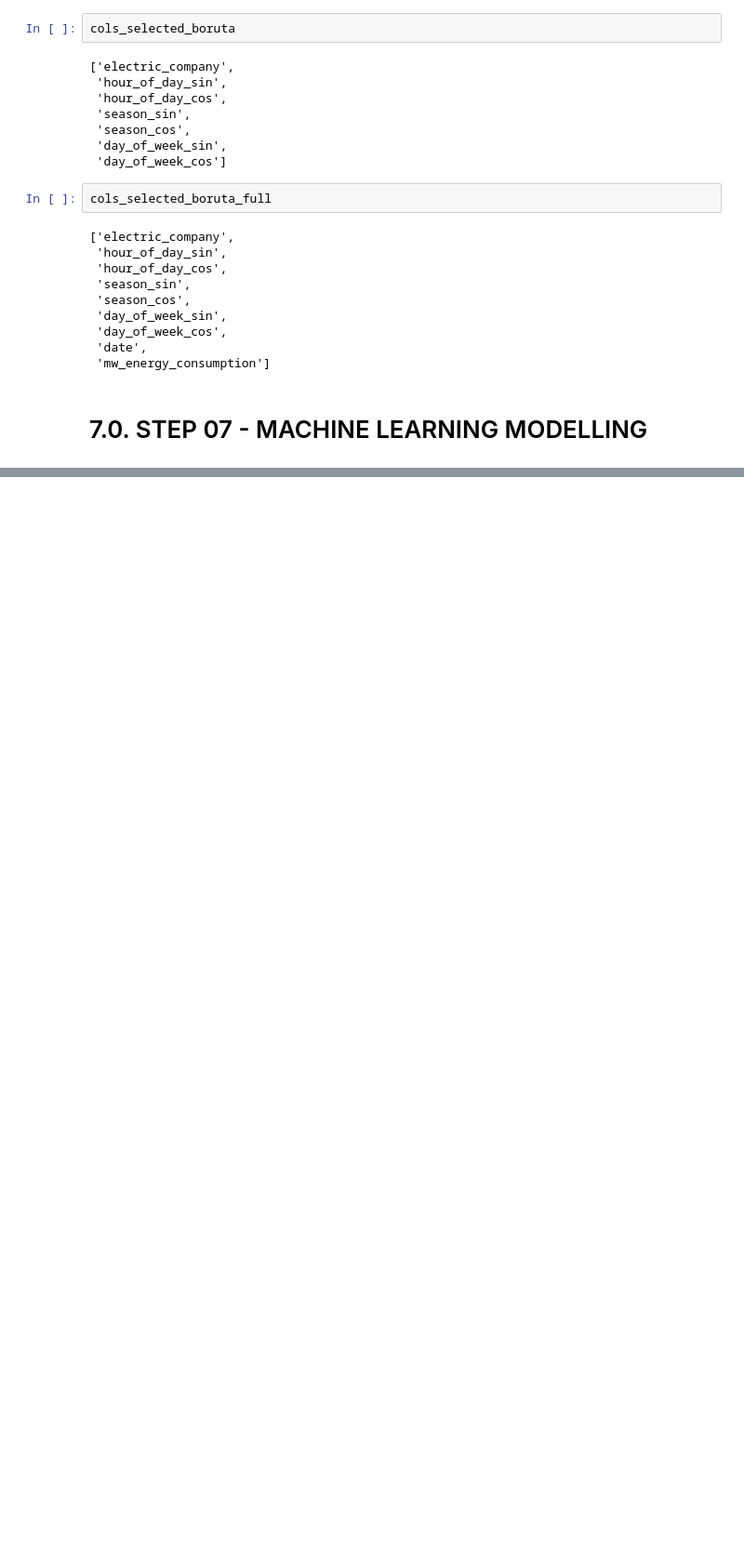
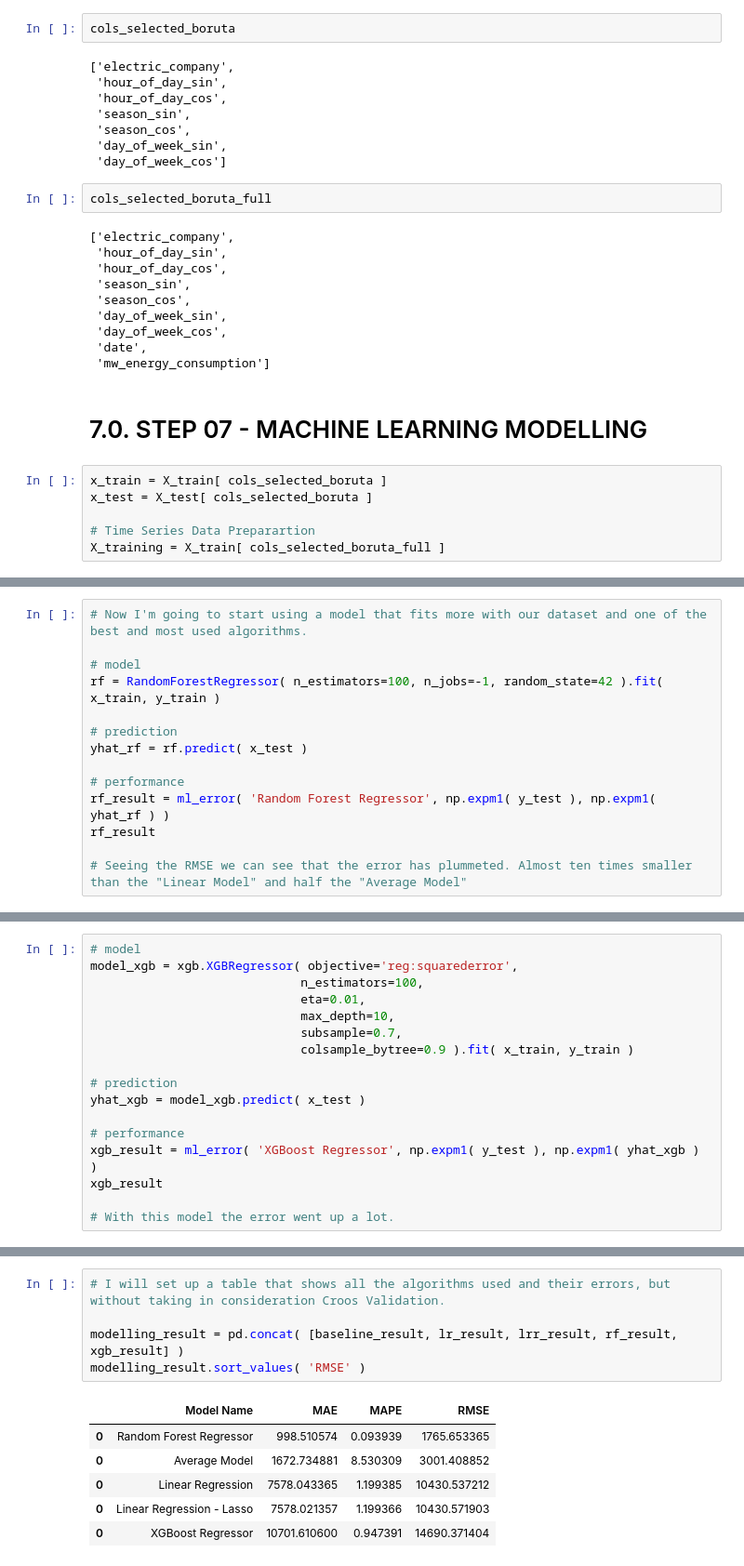
Before and after one commit to panambY/Hourly_Energy_Consumption, a Jupyter notebook: Hourly_Energy_Consumption.ipynb, the cells around one changed output, grey strips where cells are left out. Shown at 93% size. Drawn from its saved outputs; the diff is of its cells as text; blank space fills up the shorter version.

Commit message:
Machine Learning Modelling

```diff
--- a/Hourly_Energy_Consumption.ipynb
+++ b/Hourly_Energy_Consumption.ipynb
@@ -979,3 +1042,9 @@ cols_selected_boruta_full
  'mw_energy_consumption']
 # %% [markdown]
 # 7.0. STEP 07 - MACHINE LEARNING MODELLING
+# %%
+x_train = X_train[ cols_selected_boruta ]
+x_test = X_test[ cols_selected_boruta ]
+
+# Time Series Data Preparartion
+X_training = X_train[ cols_selected_boruta_full ]
@@ -981,0 +1126,14 @@ cols_selected_boruta_full
+# %%
+# Now I'm going to start using a model that fits more with our dataset and one of the best and most used algorithms.
+
+# model
+rf = RandomForestRegressor( n_estimators=100, n_jobs=-1, random_state=42 ).fit( x_train, y_train )
+
+# prediction
+yhat_rf = rf.predict( x_test )
+
+# performance
+rf_result = ml_error( 'Random Forest Regressor', np.expm1( y_test ), np.expm1( yhat_rf ) )
+rf_result
+
+# Seeing the RMSE we can see that the error has plummeted. Almost ten times smaller than the "Linear Model" and half the "Average Model"
@@ -981,0 +1164,17 @@ cols_selected_boruta_full
+# %%
+# model
+model_xgb = xgb.XGBRegressor( objective='reg:squarederror',
+                             n_estimators=100,
+                             eta=0.01,
+                             max_depth=10,
+                             subsample=0.7,
+                             colsample_bytree=0.9 ).fit( x_train, y_train )
+
+# prediction
+yhat_xgb = model_xgb.predict( x_test )
+
+# performance
+xgb_result = ml_error( 'XGBoost Regressor', np.expm1( y_test ), np.expm1( yhat_xgb ) )
+xgb_result
+
+# With this model the error went up a lot.
@@ -981,0 +1205,12 @@ cols_selected_boruta_full
+# %%
+# I will set up a table that shows all the algorithms used and their errors, but without taking in consideration Croos Validation.
+
+modelling_result = pd.concat( [baseline_result, lr_result, lrr_result, rf_result, xgb_result] )
+modelling_result.sort_values( 'RMSE' )
+# %% [output]
+|  | Model Name | MAE | MAPE | RMSE |
+| 0 | Random Forest Regressor | 998.510574 | 0.093939 | 1765.653365 |
+| 0 | Average Model | 1672.734881 | 8.530309 | 3001.408852 |
+| 0 | Linear Regression | 7578.043365 | 1.199385 | 10430.537212 |
+| 0 | Linear Regression - Lasso | 7578.021357 | 1.199366 | 10430.571903 |
+| 0 | XGBoost Regressor | 10701.610600 | 0.947391 | 14690.371404 |
```
Also changed, not shown: parts of 26 cells of this notebook, 1 other file.
